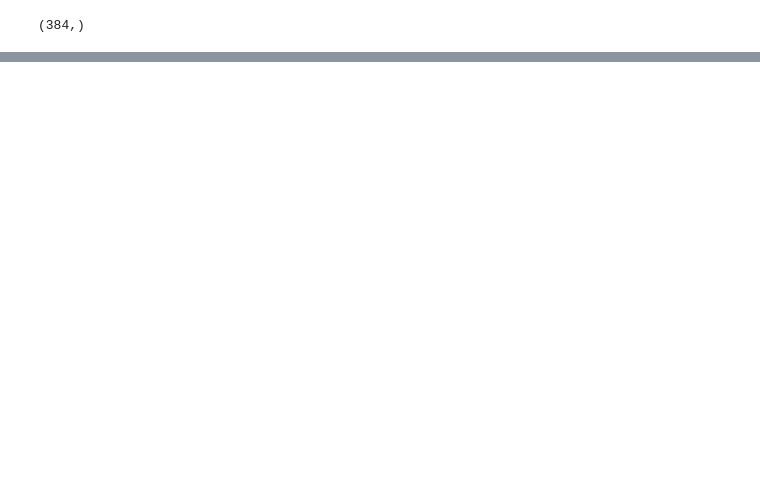
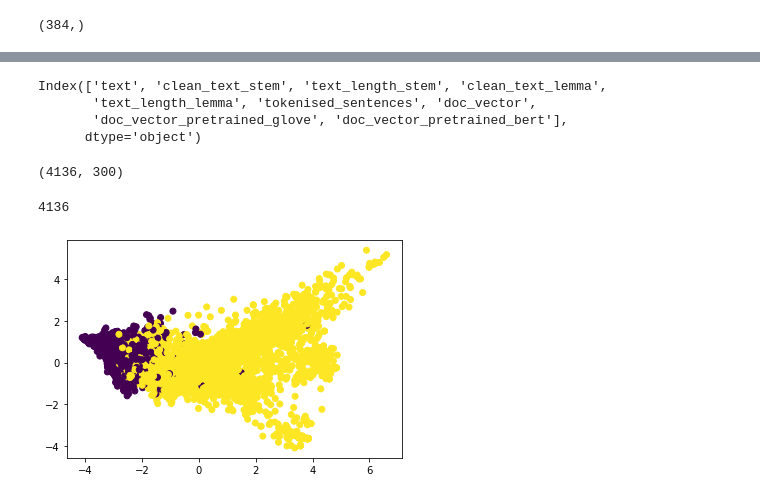
Before and after one commit to bansalkanav/Ultimate-Data-Science-Toolkit---From-Python-Basics-to-GenerativeAI, a Jupyter notebook: Module 4 - Machine Learning/02. Working with Text Data/3. Case Study - Spam Filtering (Word2Vec, Pretrained GloVe and BERT Approach)/email_spam_filtering_w2v_glove_bert.ipynb, the cells around one changed output, grey strips where cells are left out. Cells and saved outputs as stored; diff of their text form; code cells hidden in the pictures; blank space fills up the shorter version.

```diff
--- a/Module 4 - Machine Learning/02. Working with Text Data/3. Case Study - Spam Filtering (Word2Vec, Pretrained GloVe and BERT Approach)/email_spam_filtering_w2v_glove_bert.ipynb
+++ b/Module 4 - Machine Learning/02. Working with Text Data/3. Case Study - Spam Filtering (Word2Vec, Pretrained GloVe and BERT Approach)/email_spam_filtering_w2v_glove_bert.ipynb
@@ -811,0 +823,33 @@ X_train.doc_vector_pretrained_bert.values[1].shape
+# %%
+X_train.columns
+# %% [output]
+Index(['text', 'clean_text_stem', 'text_length_stem', 'clean_text_lemma',
+       'text_length_lemma', 'tokenised_sentences', 'doc_vector',
+       'doc_vector_pretrained_glove', 'doc_vector_pretrained_bert'],
+      dtype='object')
+# %%
+w2v_embeddings = np.array(X_train['doc_vector'].tolist())
+
+w2v_embeddings.shape
+# %% [output]
+(4136, 300)
+# %%
+labels = y_train.apply(lambda x : 1 if x=='ham' else 0)
+
+len(labels)
+# %% [output]
+4136
+# %%
+from sklearn.decomposition import PCA
+import matplotlib.pyplot as plt
+
+pca = PCA(n_components = 2)
+pca_data = pca.fit_transform(w2v_embeddings)
+
+pca_df = pd.DataFrame(data=pca_data, columns=("Dim_1", "Dim_2"))
+pca_df["labels"] = labels
+
+plt.scatter(pca_df['Dim_1'], pca_df['Dim_2'], c=pca_df['labels'])
+plt.show()
+# %% [output]
+[figure, added]
```
Also changed, not shown: parts of 26 cells of this notebook.
